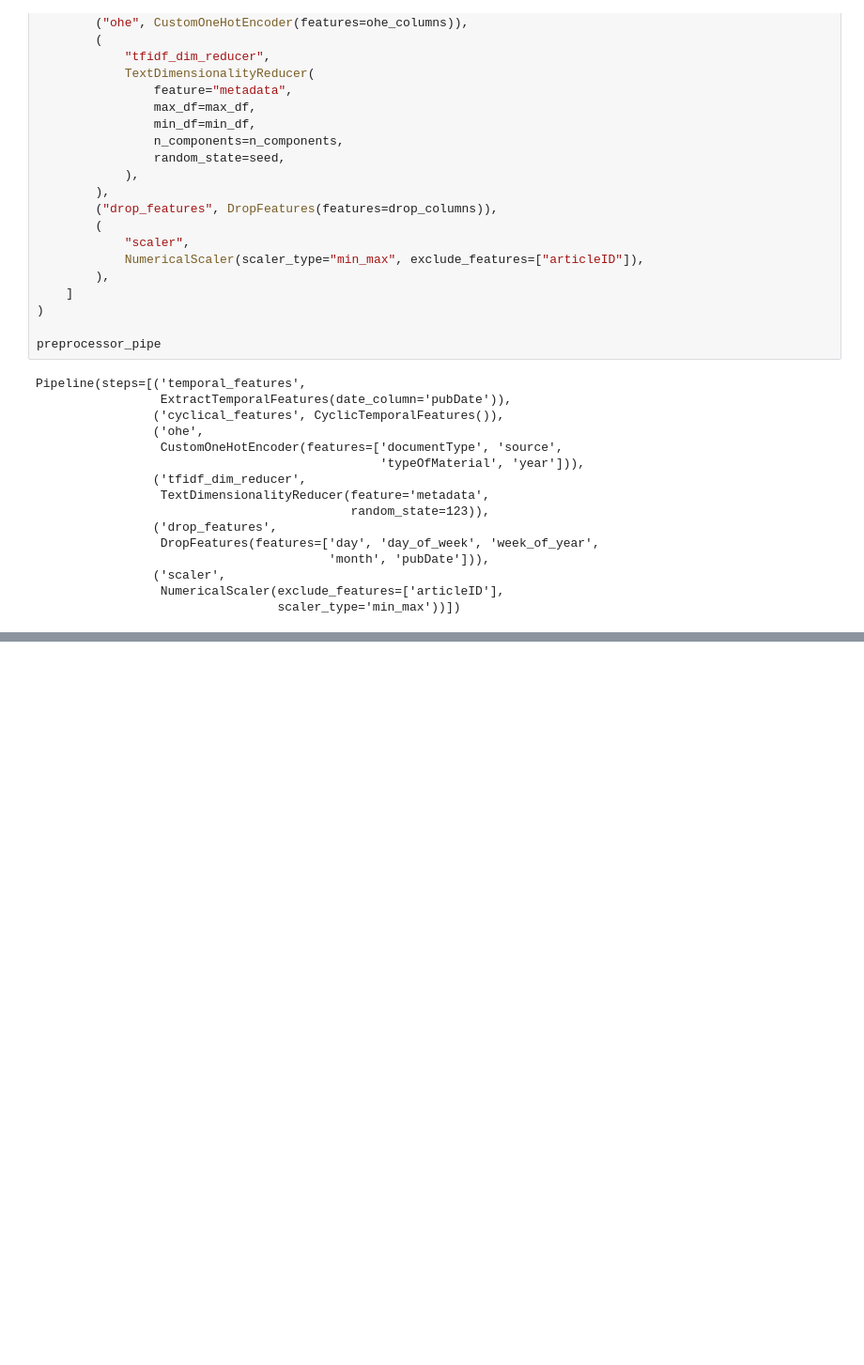
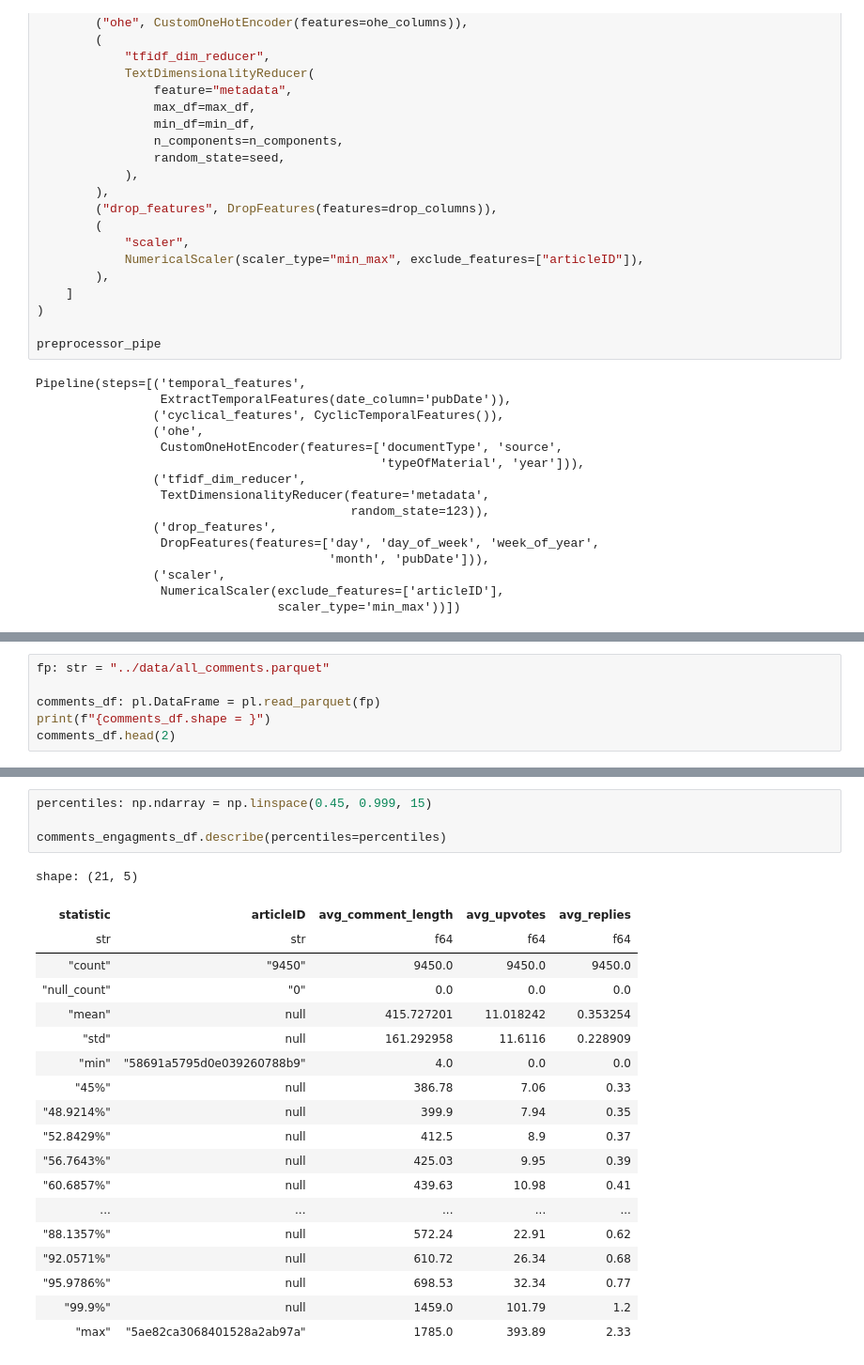
Before and after one commit to chineidu/NYC-Comments, a Jupyter notebook: Notebooks/02-articles-feat-eng.ipynb, the cells around one changed output, grey strips where cells are left out. Shown at 94% size. Saved outputs shown, nothing was run; the diff lists cells and outputs as text; blank space fills up the shorter version.

```diff
--- a/Notebooks/02-articles-feat-eng.ipynb
+++ b/Notebooks/02-articles-feat-eng.ipynb
@@ -1140,0 +1151,6 @@ shape: (2, 124)
+# %%
+fp: str = "../data/all_comments.parquet"
+
+comments_df: pl.DataFrame = pl.read_parquet(fp)
+print(f"{comments_df.shape = }")
+comments_df.head(2)
@@ -1140,0 +1181,24 @@ shape: (2, 124)
+# %%
+percentiles: np.ndarray = np.linspace(0.45, 0.999, 15)
+
+comments_engagments_df.describe(percentiles=percentiles)
+# %% [output]
+shape: (21, 5)
+| statistic | articleID | avg_comment_length | avg_upvotes | avg_replies |
+| str | str | f64 | f64 | f64 |
+| "count" | "9450" | 9450.0 | 9450.0 | 9450.0 |
+| "null_count" | "0" | 0.0 | 0.0 | 0.0 |
+| "mean" | null | 415.727201 | 11.018242 | 0.353254 |
+| "std" | null | 161.292958 | 11.6116 | 0.228909 |
+| "min" | "58691a5795d0e039260788b9" | 4.0 | 0.0 | 0.0 |
+| "45%" | null | 386.78 | 7.06 | 0.33 |
+| "48.9214%" | null | 399.9 | 7.94 | 0.35 |
+| "52.8429%" | null | 412.5 | 8.9 | 0.37 |
+| "56.7643%" | null | 425.03 | 9.95 | 0.39 |
+| "60.6857%" | null | 439.63 | 10.98 | 0.41 |
+| ... | ... | ... | ... | ... |
+| "88.1357%" | null | 572.24 | 22.91 | 0.62 |
+| "92.0571%" | null | 610.72 | 26.34 | 0.68 |
+| "95.9786%" | null | 698.53 | 32.34 | 0.77 |
+| "99.9%" | null | 1459.0 | 101.79 | 1.2 |
+| "max" | "5ae82ca3068401528a2ab97a" | 1785.0 | 393.89 | 2.33 |
```
Also changed, not shown: parts of 12 cells of this notebook.
